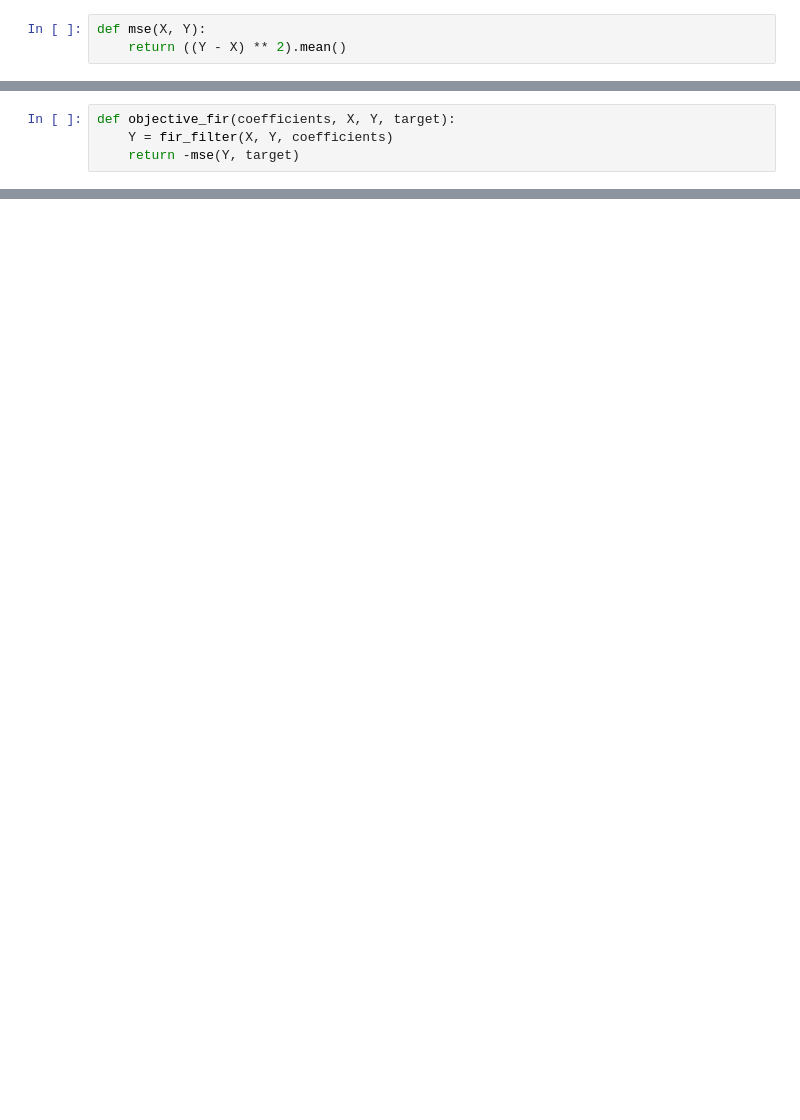
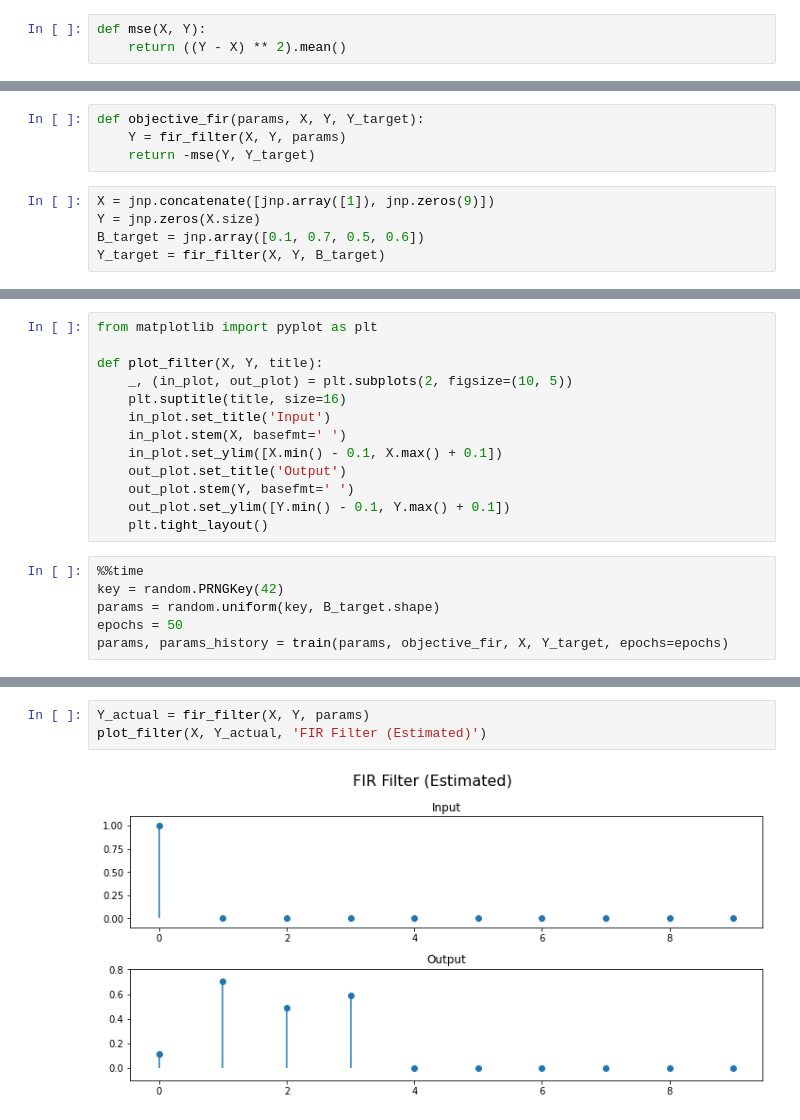
Before and after one commit to khiner/jaxdsp, a Jupyter notebook: jax_audio_experiments.ipynb, the cells around one changed output, grey strips where cells are left out. Saved outputs shown, nothing was run; the diff lists cells and outputs as text; blank space fills up the shorter version.

```diff
--- a/jax_audio_experiments.ipynb
+++ b/jax_audio_experiments.ipynb
@@ -64,4 +37,9 @@ def train(params, objective, X, target, learning_rate=0.35, epochs=100):
 # %%
-def objective_fir(coefficients, X, Y, target):
-    Y = fir_filter(X, Y, coefficients)
-    return -mse(Y, target)
+def objective_fir(params, X, Y, Y_target):
+    Y = fir_filter(X, Y, params)
+    return -mse(Y, Y_target)
+# %%
+X = jnp.concatenate([jnp.array([1]), jnp.zeros(9)])
+Y = jnp.zeros(X.size)
+B_target = jnp.array([0.1, 0.7, 0.5, 0.6])
+Y_target = fir_filter(X, Y, B_target)
@@ -67,0 +48,19 @@ def objective_fir(coefficients, X, Y, target):
+# %%
+from matplotlib import pyplot as plt
+
+def plot_filter(X, Y, title):
+    _, (in_plot, out_plot) = plt.subplots(2, figsize=(10, 5))
+    plt.suptitle(title, size=16)
+    in_plot.set_title('Input')
+    in_plot.stem(X, basefmt=' ')
+    in_plot.set_ylim([X.min() - 0.1, X.max() + 0.1])
+    out_plot.set_title('Output')
+    out_plot.stem(Y, basefmt=' ')
+    out_plot.set_ylim([Y.min() - 0.1, Y.max() + 0.1])
+    plt.tight_layout()
+# %%
+%%time
+key = random.PRNGKey(42)
+params = random.uniform(key, B_target.shape)
+epochs = 50
+params, params_history = train(params, objective_fir, X, Y_target, epochs=epochs)
@@ -67,0 +97,5 @@ def objective_fir(coefficients, X, Y, target):
+# %%
+Y_actual = fir_filter(X, Y, params)
+plot_filter(X, Y_actual, 'FIR Filter (Estimated)')
+# %% [output]
+[figure, added]
```
Also changed, not shown: parts of 28 cells of this notebook.
